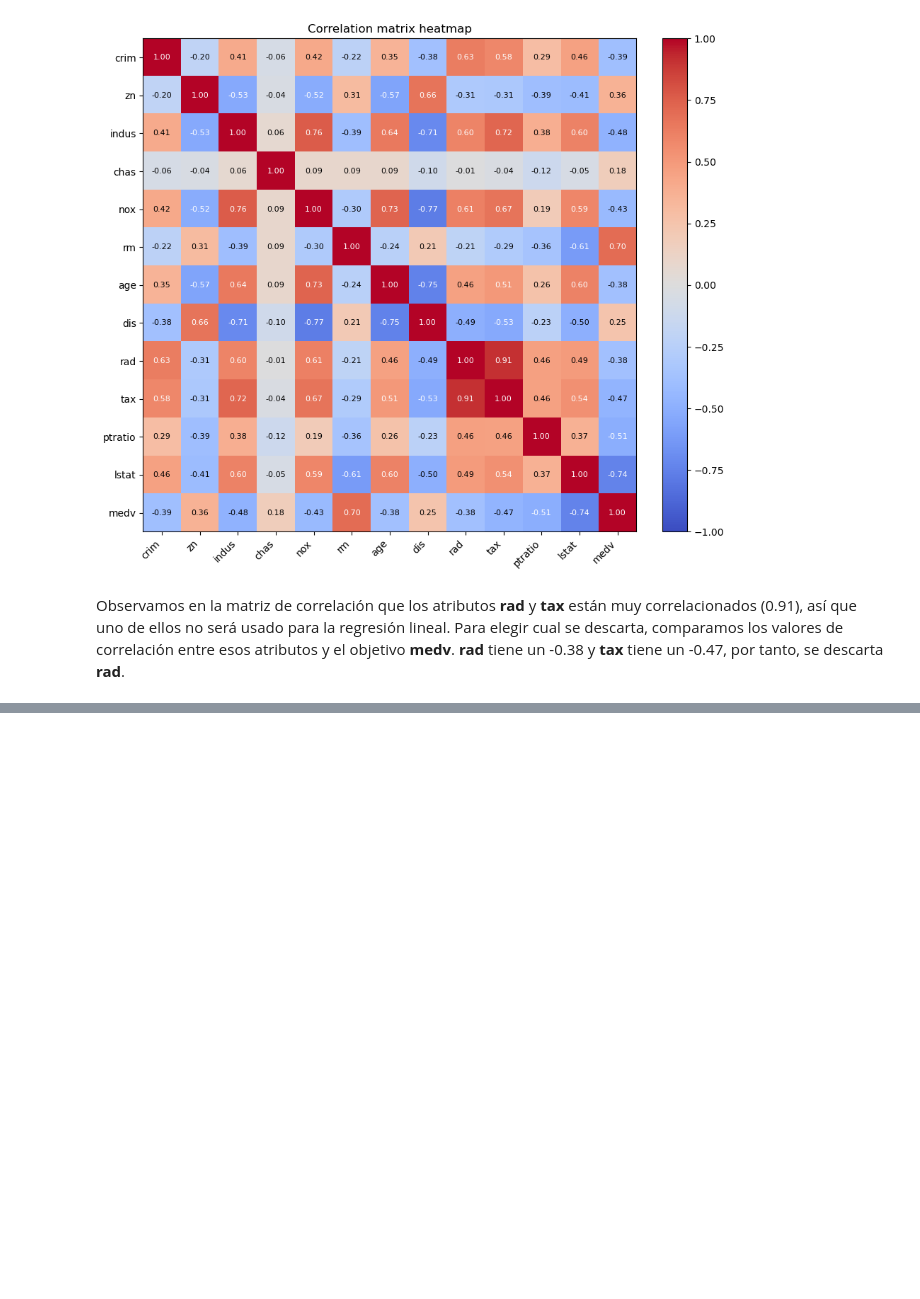
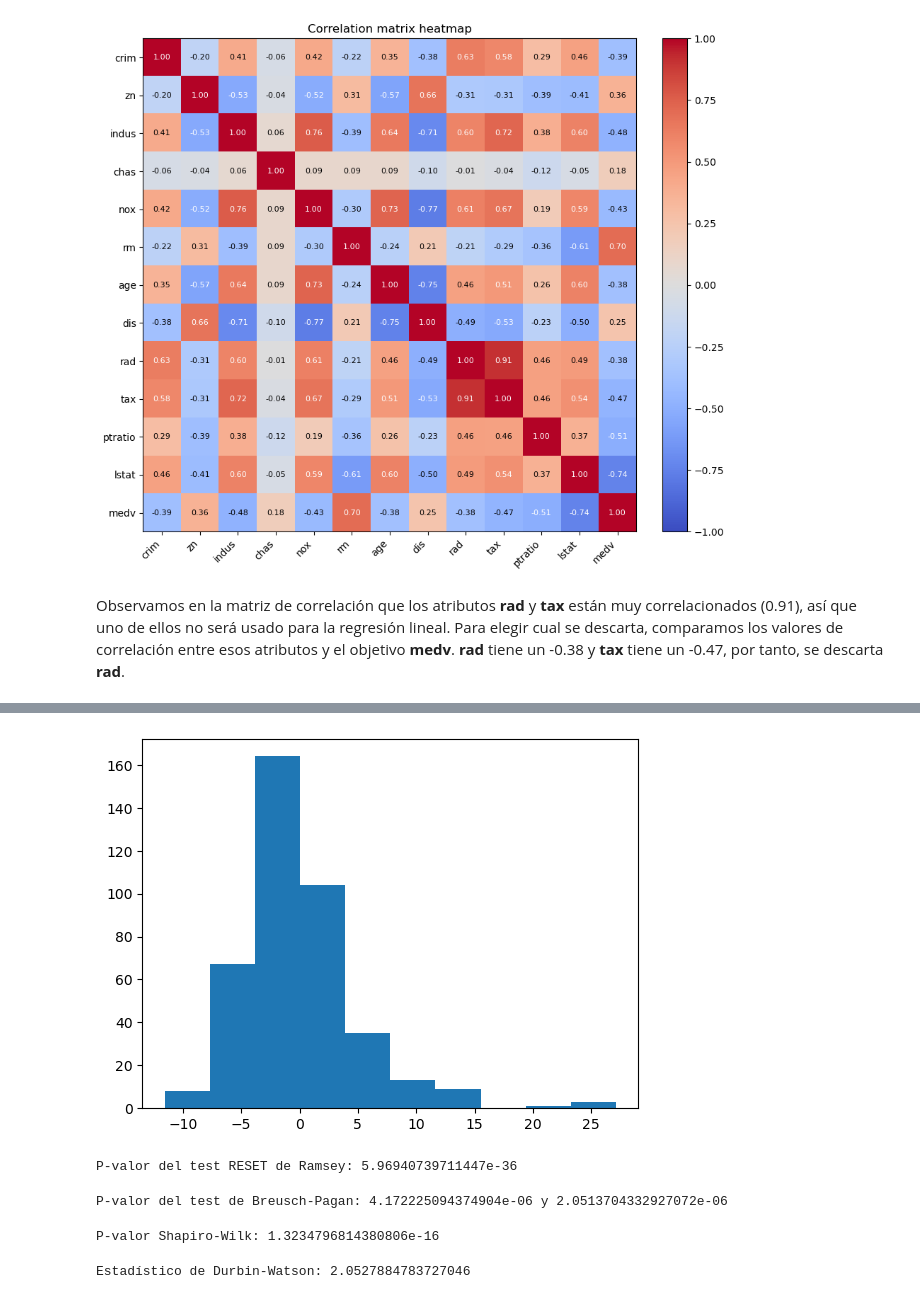
Before and after one commit to marquito3012/Master, a Jupyter notebook: Regresiones, deep learning/Lab 1/lab1-resolution.ipynb, the cells around one changed output, grey strips where cells are left out. Drawn from its saved outputs; the diff is of its cells as text; code cells hidden in the pictures; blank space fills up the shorter version.

```diff
--- a/Regresiones, deep learning/Lab 1/lab1-resolution.ipynb
+++ b/Regresiones, deep learning/Lab 1/lab1-resolution.ipynb
@@ -151,0 +156,29 @@ X_train_unos.head(3)
+# %%
+modelo = sm.OLS(y_train, X_train_unos).fit()
+# %%
+residuos = modelo.resid
+# %%
+plt.hist(residuos)
+plt.show()
+# %% [output]
+[figure, added]
+# %%
+p_valor_reset = linear_reset(modelo).pvalue
+print(f"P-valor del test RESET de Ramsey: {p_valor_reset}")
+# %% [output]
+P-valor del test RESET de Ramsey: 5.96940739711447e-36
+# %%
+_, pv1_bp, _, pv2_bp = het_breuschpagan(residuos, X_train_unos)
+print(f"P-valor del test de Breusch-Pagan: {pv1_bp} y {pv2_bp}")
+# %% [output]
+P-valor del test de Breusch-Pagan: 4.172225094374904e-06 y 2.0513704332927072e-06
+# %%
+_,p_valor_shapiro = shapiro(residuos)
+print(f"P-valor Shapiro-Wilk: {p_valor_shapiro}")
+# %% [output]
+P-valor Shapiro-Wilk: 1.3234796814380806e-16
+# %%
+estadistico_durbin_watson = durbin_watson(residuos)
+print(f"Estadístico de Durbin-Watson: {estadistico_durbin_watson}")
+# %% [output]
+Estadístico de Durbin-Watson: 2.0527884783727046
```
Also changed, not shown: parts of 8 cells of this notebook.
